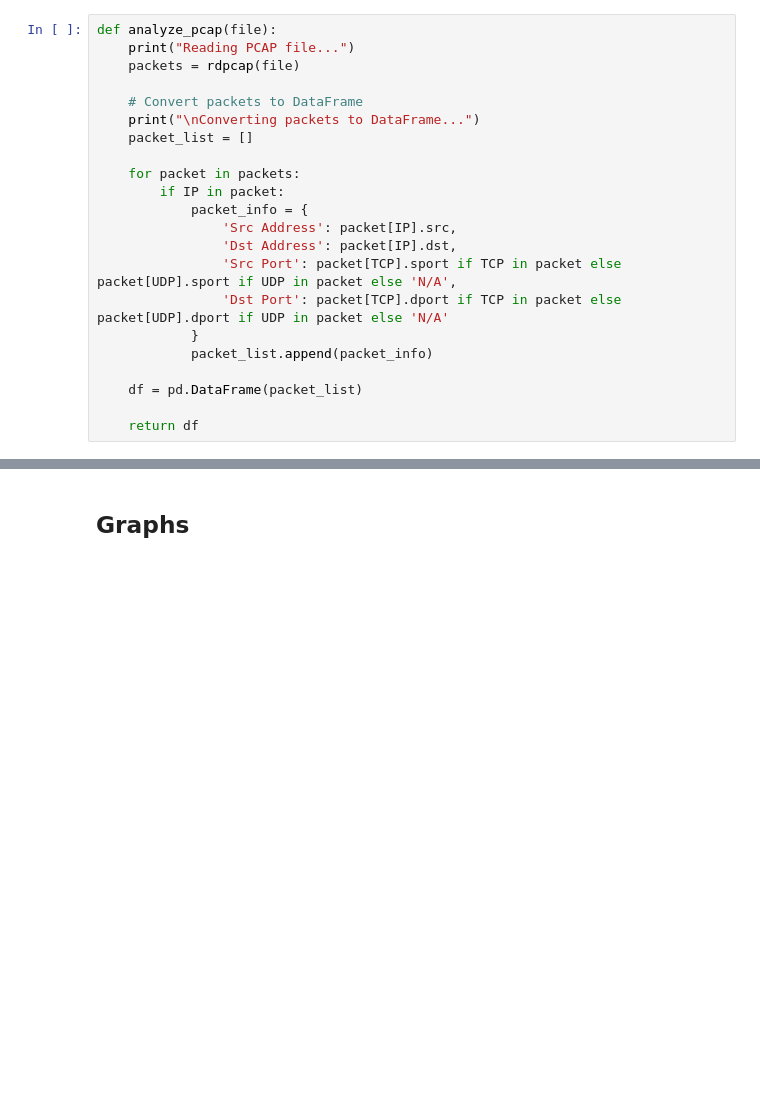
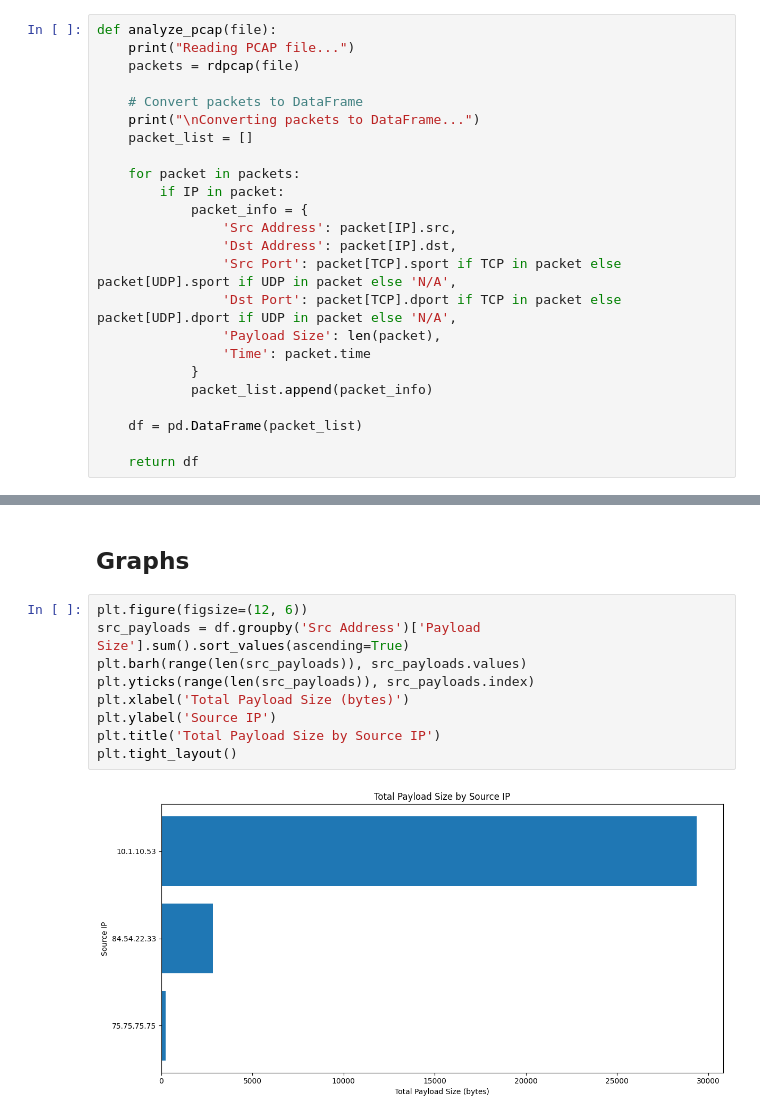
Before and after one commit to Montoya086/SDS-Lab-06, a Jupyter notebook: main.ipynb, the cells around one changed output, grey strips where cells are left out. Drawn from its saved outputs; the diff is of its cells as text; blank space fills up the shorter version.

Commit message:
graphs and results

```diff
--- a/main.ipynb
+++ b/main.ipynb
@@ -61,7 +63,9 @@ def analyze_pcap(file):
                 'Src Address': packet[IP].src,
                 'Dst Address': packet[IP].dst,
                 'Src Port': packet[TCP].sport if TCP in packet else packet[UDP].sport if UDP in packet else 'N/A',
-                'Dst Port': packet[TCP].dport if TCP in packet else packet[UDP].dport if UDP in packet else 'N/A'
+                'Dst Port': packet[TCP].dport if TCP in packet else packet[UDP].dport if UDP in packet else 'N/A',
+                'Payload Size': len(packet),
+                'Time': packet.time
             }
             packet_list.append(packet_info)
 
@@ -134,3 +138,14 @@ print(src_communications['Src Port'].unique())
 [   53 15812 23903]
 # %% [markdown]
 ## Graphs
+# %%
+plt.figure(figsize=(12, 6))
+src_payloads = df.groupby('Src Address')['Payload Size'].sum().sort_values(ascending=True)
+plt.barh(range(len(src_payloads)), src_payloads.values)
+plt.yticks(range(len(src_payloads)), src_payloads.index)
+plt.xlabel('Total Payload Size (bytes)')
+plt.ylabel('Source IP')
+plt.title('Total Payload Size by Source IP')
+plt.tight_layout()
+# %% [output]
+[figure, added]
```
Also changed, not shown: parts of 6 cells of this notebook.
